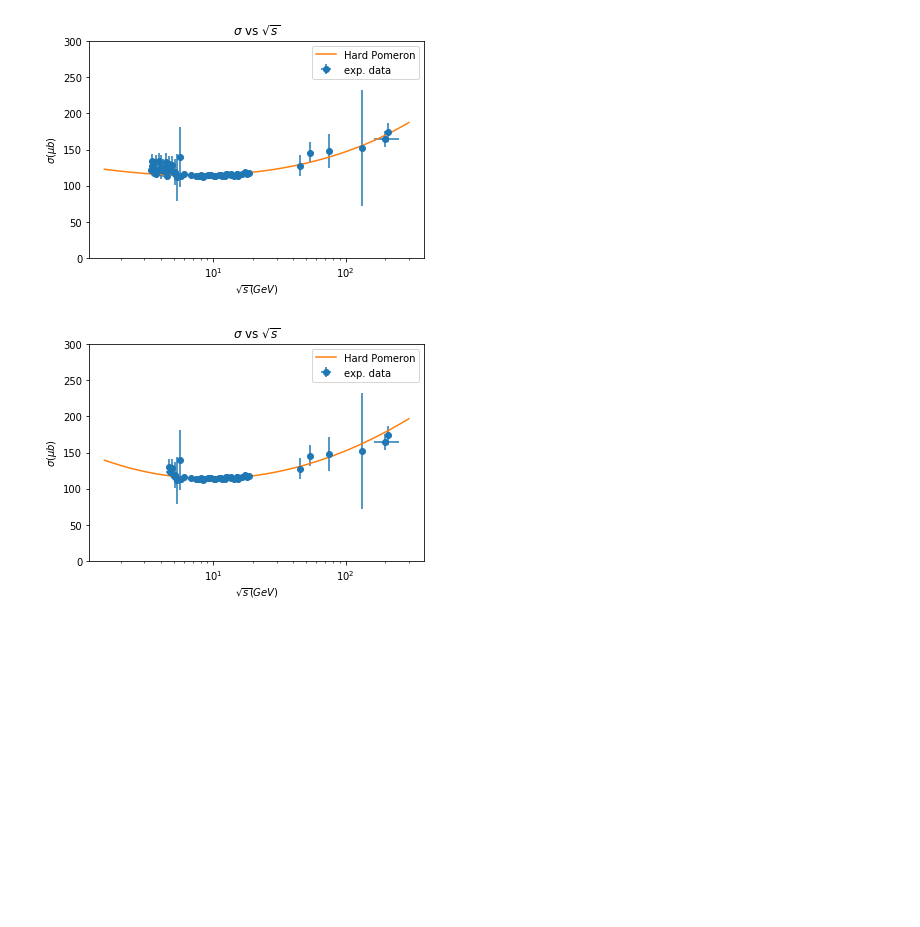
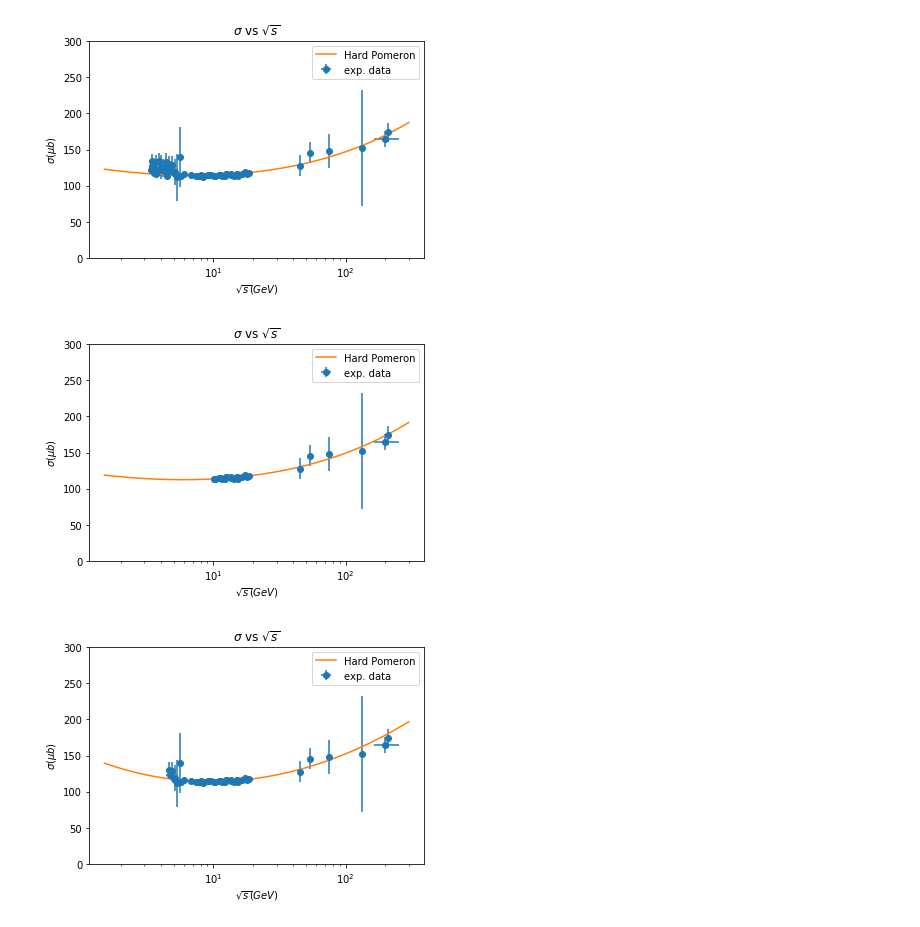
Before and after one commit to artur-amorim/gggpScatteringIHQCD, a Jupyter notebook: plots/SigmaGammaP/plotSigmaGammaP.ipynb, the cells around one changed output. Drawn from its saved outputs; the diff is of its cells as text; code cells hidden in the pictures; blank space fills up the shorter version.

```diff
--- a/plots/SigmaGammaP/plotSigmaGammaP.ipynb
+++ b/plots/SigmaGammaP/plotSigmaGammaP.ipynb
@@ -11,12 +11,14 @@ sigmaGammaP_data_2 = pd.read_csv("SigmaGammaP_pred_2.txt", sep = '\t')
 SigmaGammaP_pred_joint_fit_PDG_1 = pd.read_csv("SigmaGammaP_pred_joint_fit_PDG_1.txt", sep = '\t')
 SigmaGammaP_pred_joint_fit_PDG_2 = pd.read_csv("SigmaGammaP_pred_joint_fit_PDG_2.txt", sep = '\t')
 SigmaGammaP_pred_PDG_data_only = pd.read_csv("SigmaGammaP_pred_PDG_data_only.txt", sep = '\t')
+SigmaGammaP_final_pred = pd.read_csv("SigmaGammaProton_final_pred.txt", sep = '\t')
 # Load exp data
 exp_data = pd.read_csv("SigmaGammaProton.txt", sep = '\t')
 exp_data_2 = pd.read_csv("SigmaGammaProton_2.txt", sep = '\t')
-exp_data_PDG_W_gt_208 = pd.read_csv("SigmaGammaP_PDG_data_W_gt_208.txt", sep = '\t')
+#exp_data_PDG_W_gt_208 = pd.read_csv("SigmaGammaP_PDG_data_W_gt_208.txt", sep = '\t')
 exp_data_PDG_W_gt_337 = pd.read_csv("SigmaGammaP_PDG_data_W_gt_337.txt", sep = '\t')
 exp_data_PDG_W_gt_461 = pd.read_csv("SigmaGammaP_PDG_data_W_gt_461.txt", sep = '\t')
+exp_data_PDG_W_gt_10 = pd.read_csv("SigmaGammaP_PDG_data_W_gt_10.txt", sep = '\t')
 # %%
 def plotExpDataVsPred(exp_data, pred_data, label, output_file):
     """
@@ -59,6 +61,11 @@ plotExpDataVsPred(exp_data_PDG_W_gt_461, SigmaGammaP_pred_joint_fit_PDG_1, "Hard
 plotExpDataVsPred(exp_data_PDG_W_gt_337, SigmaGammaP_pred_joint_fit_PDG_2, "Hard Pomeron", "SigmaGammaP_vs_W_PDG_data_W_gt_337.pdf")
 # %% [output]
 [figure]
+# %%
+# Plot for joint fit with PDG data sqrt(s) > 10
+plotExpDataVsPred(exp_data_PDG_W_gt_10, SigmaGammaP_final_pred, "Hard Pomeron", "SigmaGammaP_vs_W_PDG_data_W_gt_10.pdf")
+# %% [output]
+[figure, added]
 # %%
 # Plot fit results with PDG data only and sqrt(s) > 4.61
 plotExpDataVsPred(exp_data_PDG_W_gt_461, SigmaGammaP_pred_PDG_data_only, "Hard Pomeron", "SigmaGammaP_vs_W_PDG_data_only_W_gt_461.pdf")
```
Also changed, not shown: 9 other files.
